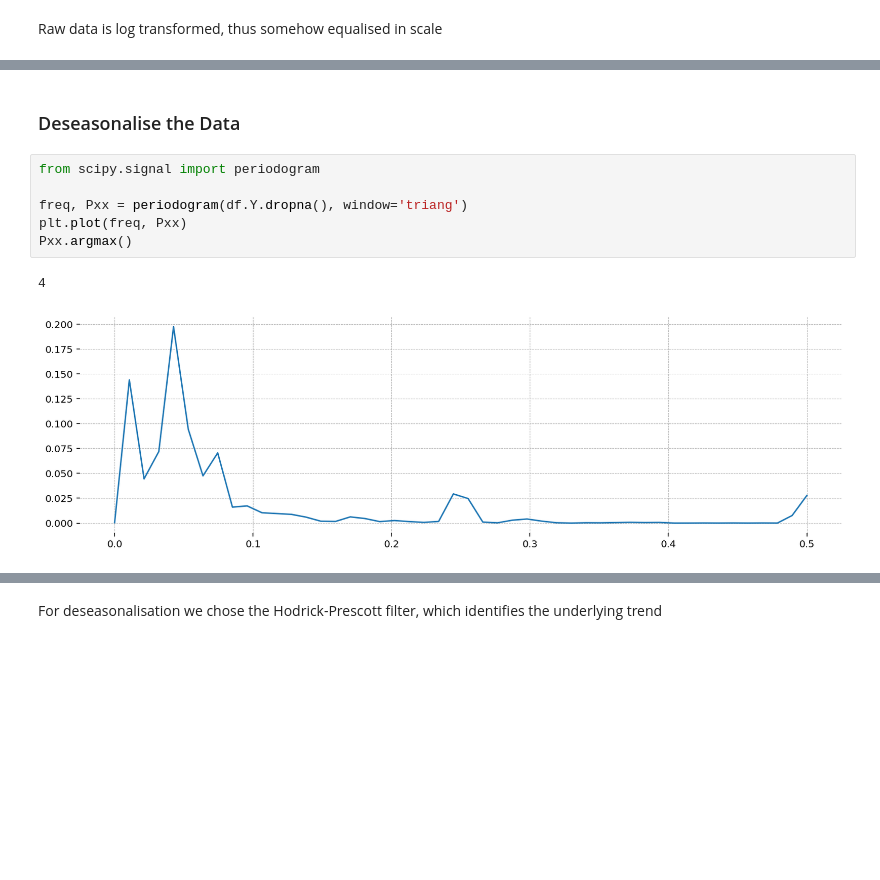
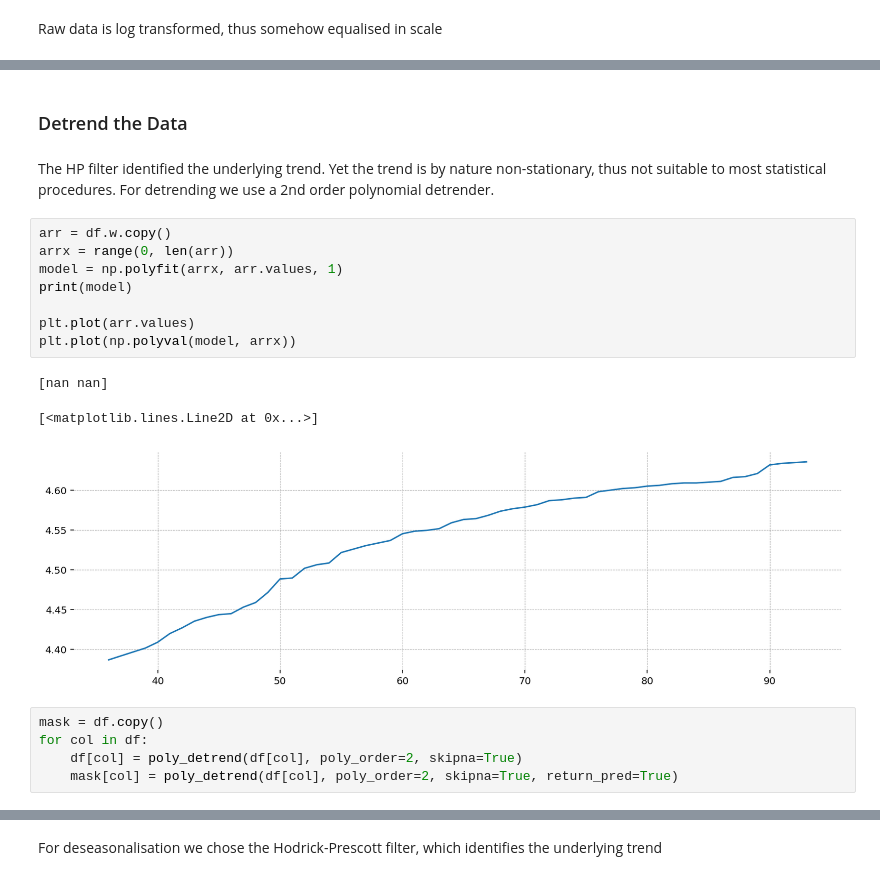
Before and after one commit to lukasgrahl/macro_rbc, a Jupyter notebook: notebooks/Fitting RBC to Italy Data.ipynb, the cells around one changed output, grey strips where cells are left out. Saved outputs shown, nothing was run; the diff lists cells and outputs as text; blank space fills up the shorter version.

```diff
--- a/notebooks/Fitting RBC to Italy Data.ipynb
+++ b/notebooks/Fitting RBC to Italy Data.ipynb
@@ -159,11 +153,21 @@ plot_df(df)
-# %% [markdown]
-### Deseasonalise the Data <a class="anchor" id="section_3_2"></a>
-# %%
-from scipy.signal import periodogram
-
-freq, Pxx = periodogram(df.Y.dropna(), window='triang')
-plt.plot(freq, Pxx)
-Pxx.argmax()
-# %% [output]
-4
-[figure, removed]
+# %% [markdown]
+### Detrend the Data <a class="anchor" id="section_3_3"></a>
+# %% [markdown]
+The HP filter identified the underlying trend. Yet the trend is by nature non-stationary, thus not suitable to most statistical procedures. For detrending we use a 2nd order polynomial detrender.
+# %%
+arr = df.w.copy()
+arrx = range(0, len(arr))
+model = np.polyfit(arrx, arr.values, 1)
+print(model)
+
+plt.plot(arr.values)
+plt.plot(np.polyval(model, arrx))
+# %% [output]
+[nan nan]
+[<matplotlib.lines.Line2D at 0x...>]
+[figure, added]
+# %%
+mask = df.copy()
+for col in df:
+    df[col] = poly_detrend(df[col], poly_order=2, skipna=True)
+    mask[col] = poly_detrend(df[col], poly_order=2, skipna=True, return_pred=True)
```
Also changed, not shown: parts of 14 cells of this notebook, 1 other file.
